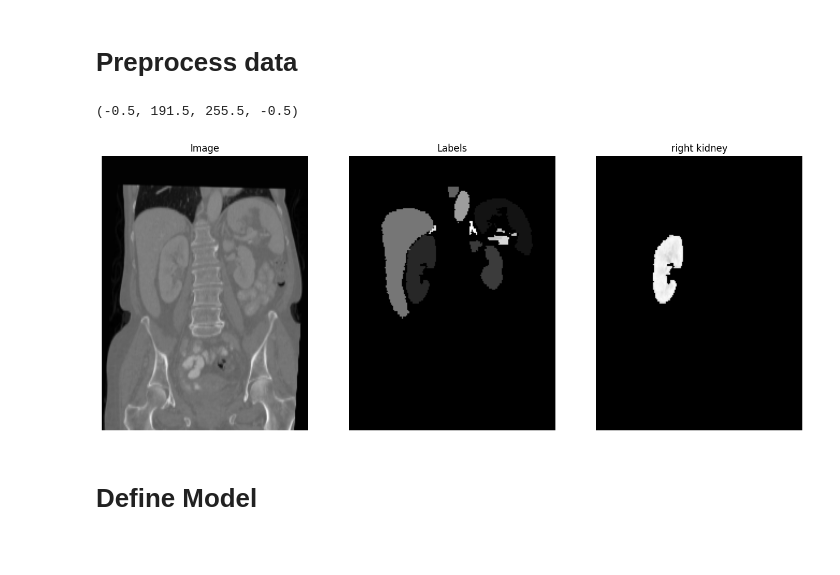
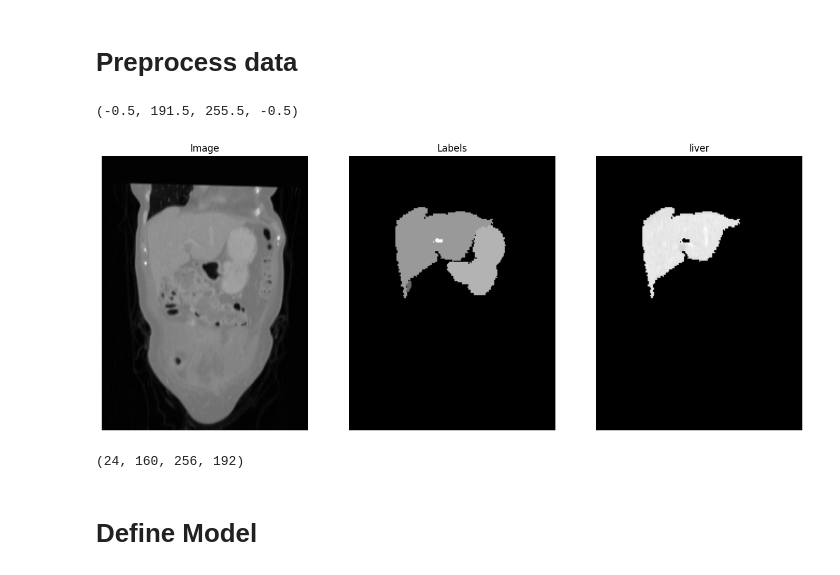
Before and after one commit to tdiepenb/MedicalImageRegistration, a Jupyter notebook: AbdomenCTCT/AbdomenCTCT_single_organ_train.ipynb, the cells around one changed output. Drawn from its saved outputs; the diff is of its cells as text; code cells hidden in the pictures.

```diff
--- a/AbdomenCTCT/AbdomenCTCT_single_organ_train.ipynb
+++ b/AbdomenCTCT/AbdomenCTCT_single_organ_train.ipynb
@@ -87,5 +89,5 @@ def load_data(jsonData, dataFolderPath, training_or_test, filterString='0001'):
 with open('./AbdomenCTCT/AbdomenCTCT_dataset.json', 'r') as file:
   data_json = json.load(file)
 dataFolder = './AbdomenCTCT'
-training_images_raw, training_labels_raw = load_data(data_json, dataFolder, 'training')
+images_raw, labels_raw = load_data(data_json, dataFolder, 'training')
 # %%
@@ -100,7 +102,7 @@ training_labels_raw.shape
 # Preprocess data
 # %%
 # choose organ
-organs = {
+organs_map = {
     1: "spleen",
     2: "right kidney",
     3: "left kidney",
@@ -116,25 +118,19 @@ organs = {
     13: "right adrenal gland"
 }
 
-organ = 2
+organ_used = 6
 # %%
 # normalize images
-training_images_normalized = (training_images_raw - np.min(training_images_raw)) / (np.max(training_images_raw) - np.min(training_images_raw))
+images_normalized = (images_raw - np.min(images_raw)) / (np.max(images_raw) - np.min(images_raw))
 
 # rotate tensor
-training_images_rotated = np.array([np.rot90(image, k=1, axes=(0, 2)) for image in training_images_normalized])
-training_labels_rotated = np.array([np.rot90(image, k=1, axes=(0, 2)) for image in training_labels_raw])
+images_rotated = np.array([np.rot90(image, k=1, axes=(0, 2)) for image in images_normalized])
+labels_rotated = np.array([np.rot90(image, k=1, axes=(0, 2)) for image in labels_raw])
 
 # swap and flip axes
-training_images = np.swapaxes(training_images_rotated, 1, 2)[:, ::-1, :, :]
-training_labels = np.swapaxes(training_labels_rotated, 1, 2)[:, ::-1, :, :]
+images = np.swapaxes(images_rotated, 1, 2)[:, ::-1, :, :]
+labels = np.swapaxes(labels_rotated, 1, 2)[:, ::-1, :, :]
 
-# prepare tensor just with organs
-training_organ = np.zeros_like(training_images)
-training_organ[training_labels == organ] = training_images[training_labels == organ]
-
-del training_images_raw
-del training_labels_raw
-del training_images_normalized
-del training_images_rotated
-del training_labels_rotated
+# prepare tensor just with one organ
+organ = np.zeros_like(images)
+organ[labels == organ_used] = images[labels == organ_used]
@@ -141,18 +143,18 @@ del training_labels_rotated
 # %%
 # preview data
 img = 0
-depth = 90
+depth = 40
 
 fig, (ax0, ax1, ax2) = plt.subplots(ncols=3, figsize=(16,8))
-ax0.imshow(training_images[img,depth],cmap='gray')
+ax0.imshow(images[img,depth],cmap='gray')
 ax0.set_title("Image")
 ax0.axis("off")
-ax1.imshow(training_labels[img,depth], cmap='gray')
+ax1.imshow(labels[img,depth], cmap='gray')
 ax1.set_title("Labels")
 ax1.axis("off")
-ax2.imshow(training_organ[img,depth], cmap='gray')
-ax2.set_title(organs[organ])
+ax2.imshow(organ[img,depth], cmap='gray')
+ax2.set_title(organs_map[organ_used])
 ax2.axis("off")
 # %% [output]
 (-0.5, 191.5, 255.5, -0.5)
-[figure, old version]
+[figure, new version]
@@ -159,3 +169,7 @@ ax2.axis("off")
+# %%
+training_organ.shape
+# %% [output]
+(24, 160, 256, 192)
 # %% [markdown]
 # Define Model
 # %%
```
Also changed, not shown: parts of 13 cells of this notebook, 13 other files.
